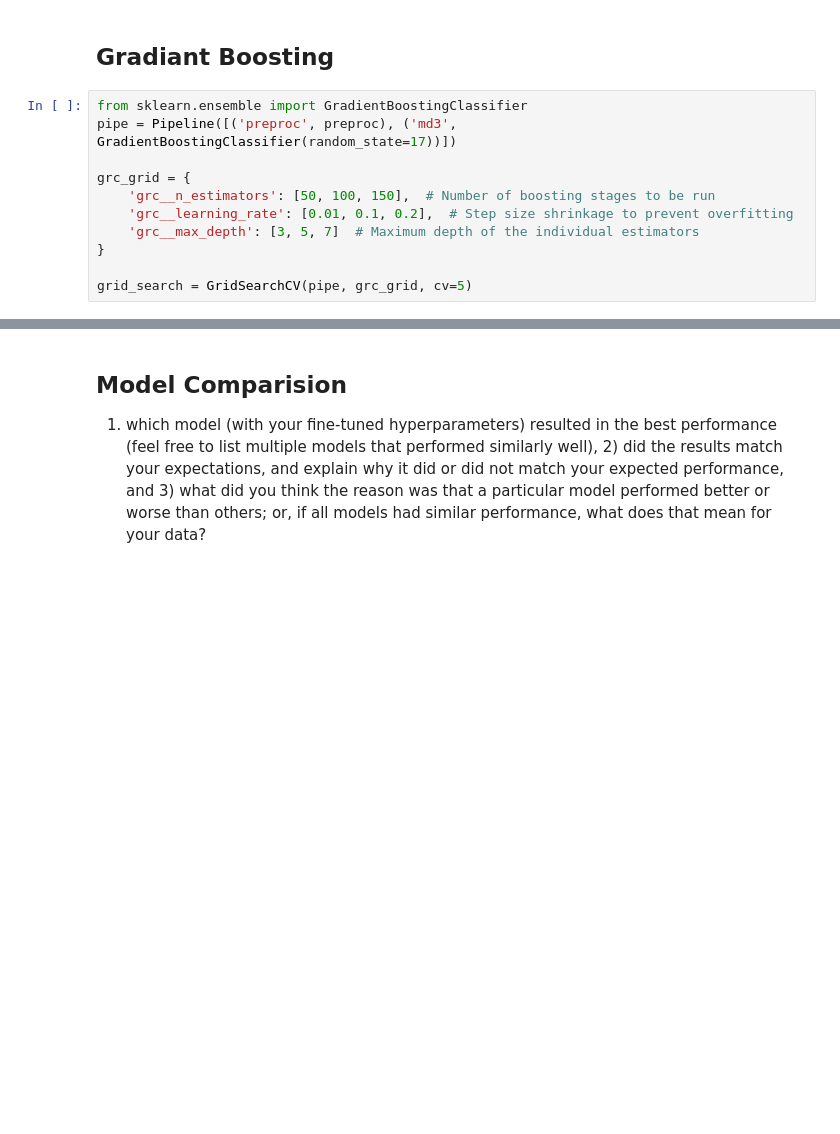
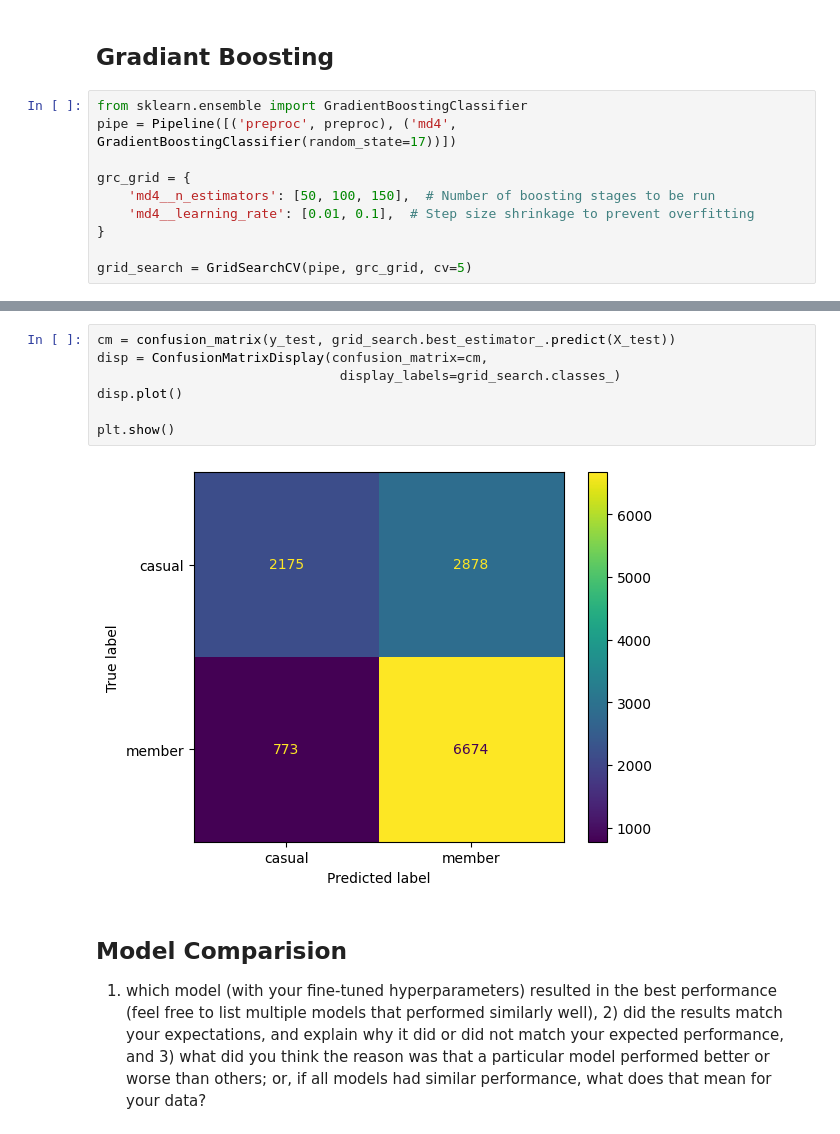
Before and after one commit to joshualawrencemorgan/CS5265-Foundations-of-Machine-Learning, a Jupyter notebook: Capital_Bikeshare_ML_Project.ipynb, the cells around one changed output, grey strips where cells are left out. Drawn from its saved outputs; the diff is of its cells as text; blank space fills up the shorter version.

```diff
--- a/Capital_Bikeshare_ML_Project.ipynb
+++ b/Capital_Bikeshare_ML_Project.ipynb
@@ -498,12 +560,11 @@ grid_search.fit(X_train, y_train.values.ravel())
 ## Gradiant Boosting
 # %%
 from sklearn.ensemble import GradientBoostingClassifier
-pipe = Pipeline([('preproc', preproc), ('md3', GradientBoostingClassifier(random_state=17))])
+pipe = Pipeline([('preproc', preproc), ('md4', GradientBoostingClassifier(random_state=17))])
 
 grc_grid = {
-    'grc__n_estimators': [50, 100, 150],  # Number of boosting stages to be run
-    'grc__learning_rate': [0.01, 0.1, 0.2],  # Step size shrinkage to prevent overfitting
-    'grc__max_depth': [3, 5, 7]  # Maximum depth of the individual estimators
+    'md4__n_estimators': [50, 100, 150],  # Number of boosting stages to be run
+    'md4__learning_rate': [0.01, 0.1],  # Step size shrinkage to prevent overfitting
 }
 
 grid_search = GridSearchCV(pipe, grc_grid, cv=5)
@@ -512,3 +632,12 @@ grid_search.fit(X_train, y_train.values.ravel())
+# %%
+cm = confusion_matrix(y_test, grid_search.best_estimator_.predict(X_test))
+disp = ConfusionMatrixDisplay(confusion_matrix=cm,
+                               display_labels=grid_search.classes_)
+disp.plot()
+
+plt.show()
+# %% [output]
+[figure, added]
 # %% [markdown]
 ## Model Comparision
 
```
Also changed, not shown: parts of 15 cells of this notebook.
